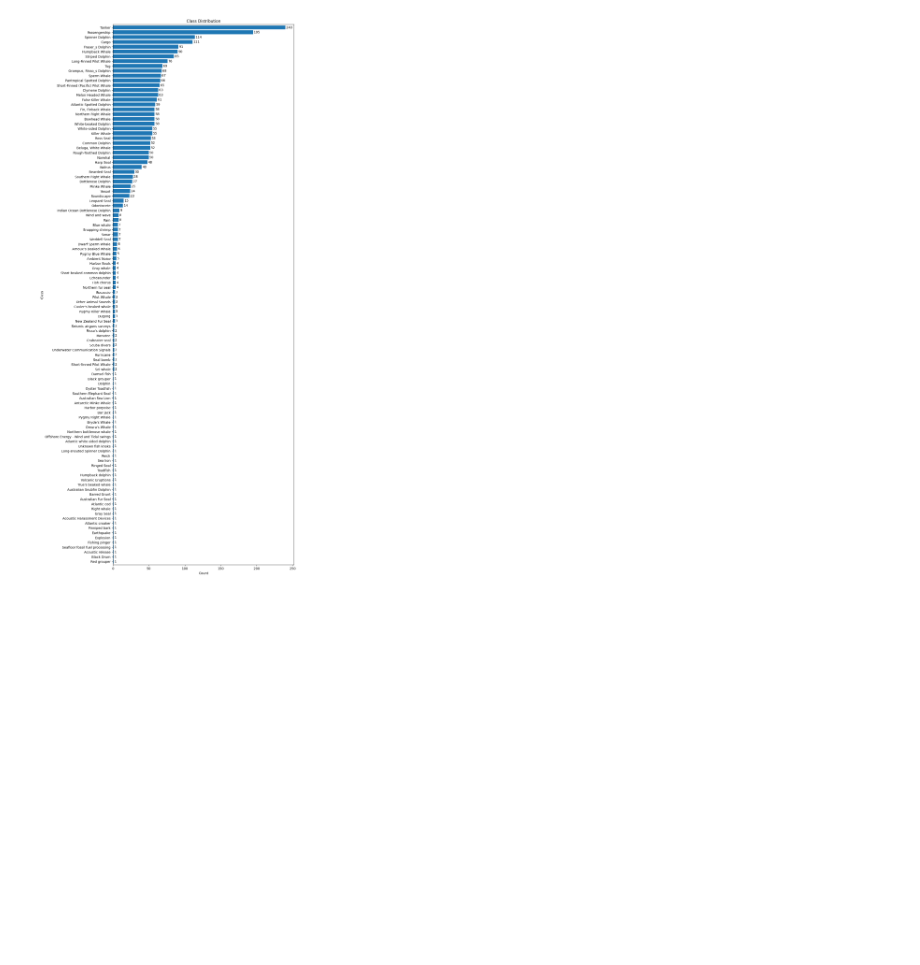
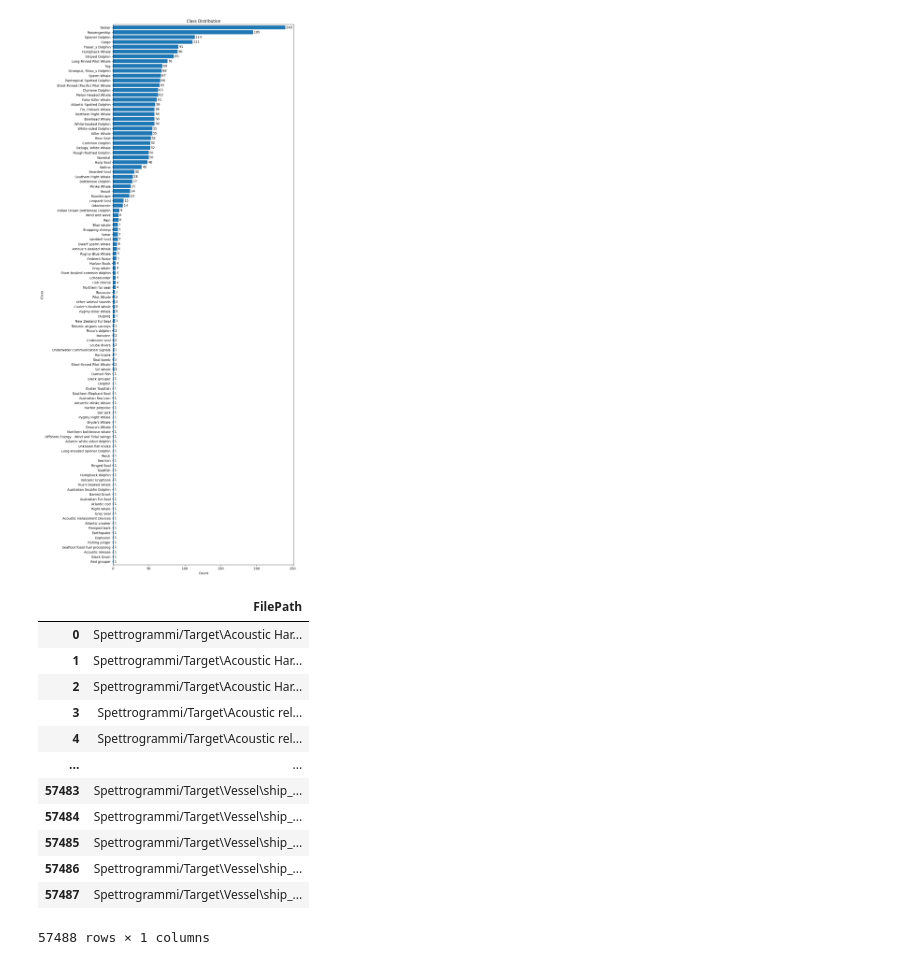
Before and after one commit to frenkmadda/UnderwaterSoundsClassification, a Jupyter notebook: test.ipynb, the cells around one changed output. Saved outputs shown, nothing was run; the diff lists cells and outputs as text; code cells hidden in the pictures; blank space fills up the shorter version.

```diff
--- a/test.ipynb
+++ b/test.ipynb
@@ -330,0 +350,16 @@ utils.plot_class_distribution_horizontal(df_paths_copy, 'class')
+# %%
+df_pathsTarget
+# %% [output]
+|  | FilePath |
+| 0 | Spettrogrammi/Target\Acoustic Har... |
+| 1 | Spettrogrammi/Target\Acoustic Har... |
+| 2 | Spettrogrammi/Target\Acoustic Har... |
+| 3 | Spettrogrammi/Target\Acoustic rel... |
+| 4 | Spettrogrammi/Target\Acoustic rel... |
+| ... | ... |
+| 57483 | Spettrogrammi/Target\Vessel\ship_... |
+| 57484 | Spettrogrammi/Target\Vessel\ship_... |
+| 57485 | Spettrogrammi/Target\Vessel\ship_... |
+| 57486 | Spettrogrammi/Target\Vessel\ship_... |
+| 57487 | Spettrogrammi/Target\Vessel\ship_... |
+57488 rows × 1 columns
```
Also changed, not shown: parts of 3 cells of this notebook, 1 other file.
